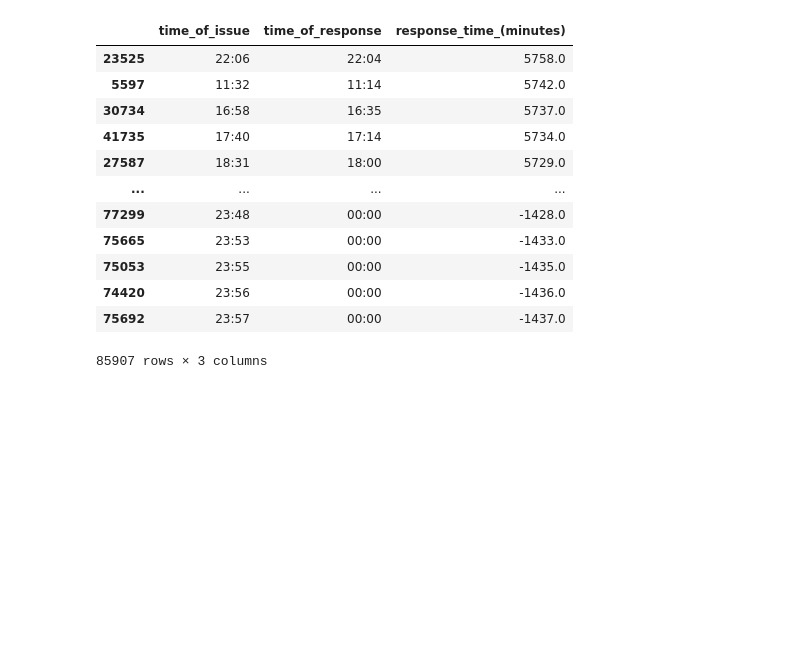
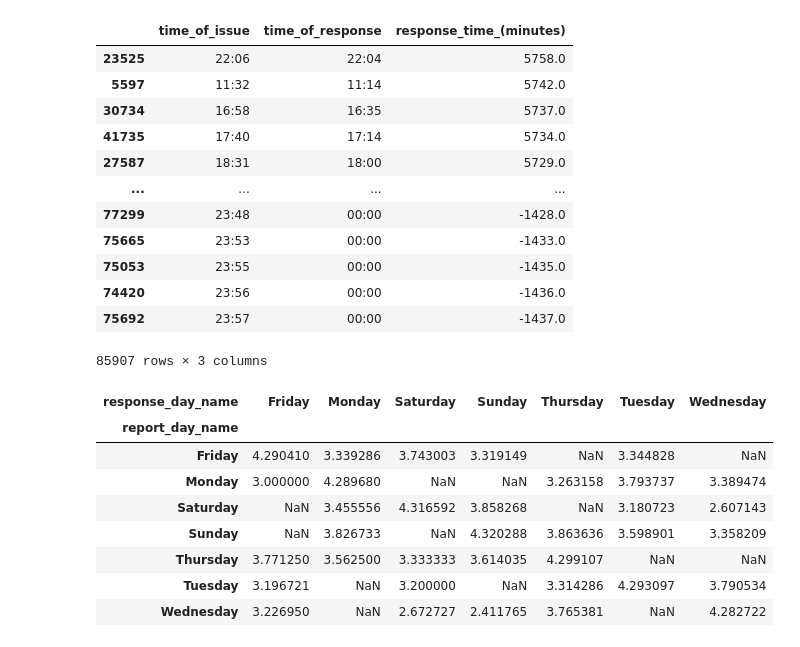
Before and after one commit to Danny-Dalo/Customer-Support-Data, a Jupyter notebook: analysis.ipynb, the cells around one changed output. Saved outputs shown, nothing was run; the diff lists cells and outputs as text; code cells hidden in the pictures; blank space fills up the shorter version.

```diff
--- a/analysis.ipynb
+++ b/analysis.ipynb
@@ -245,3 +245,20 @@ processed_data[["time_of_issue", "time_of_response", "response_time_(minutes)"]]
 | 74420 | 23:56 | 00:00 | -1436.0 |
 | 75692 | 23:57 | 00:00 | -1437.0 |
 85907 rows × 3 columns
+# %%
+
+response_report_days = processed_data.groupby(["report_day_name", "response_day_name"])["csat_score"].mean().reset_index()
+
+# Creating a pivot table to show direct relationships
+pivot_table = response_report_days.pivot_table(index="report_day_name", columns="response_day_name", values="csat_score")
+pivot_table
+# %% [output]
+| response_day_name | Friday | Monday | Saturday | Sunday | Thursday | Tuesday | Wednesday |
+| report_day_name |  |  |  |  |  |  |  |
+| Friday | 4.290410 | 3.339286 | 3.743003 | 3.319149 | NaN | 3.344828 | NaN |
+| Monday | 3.000000 | 4.289680 | NaN | NaN | 3.263158 | 3.793737 | 3.389474 |
+| Saturday | NaN | 3.455556 | 4.316592 | 3.858268 | NaN | 3.180723 | 2.607143 |
+| Sunday | NaN | 3.826733 | NaN | 4.320288 | 3.863636 | 3.598901 | 3.358209 |
+| Thursday | 3.771250 | 3.562500 | 3.333333 | 3.614035 | 4.299107 | NaN | NaN |
+| Tuesday | 3.196721 | NaN | 3.200000 | NaN | 3.314286 | 4.293097 | 3.790534 |
+| Wednesday | 3.226950 | NaN | 2.672727 | 2.411765 | 3.765381 | NaN | 4.282722 |
```
Also changed, not shown: parts of 2 cells of this notebook.
